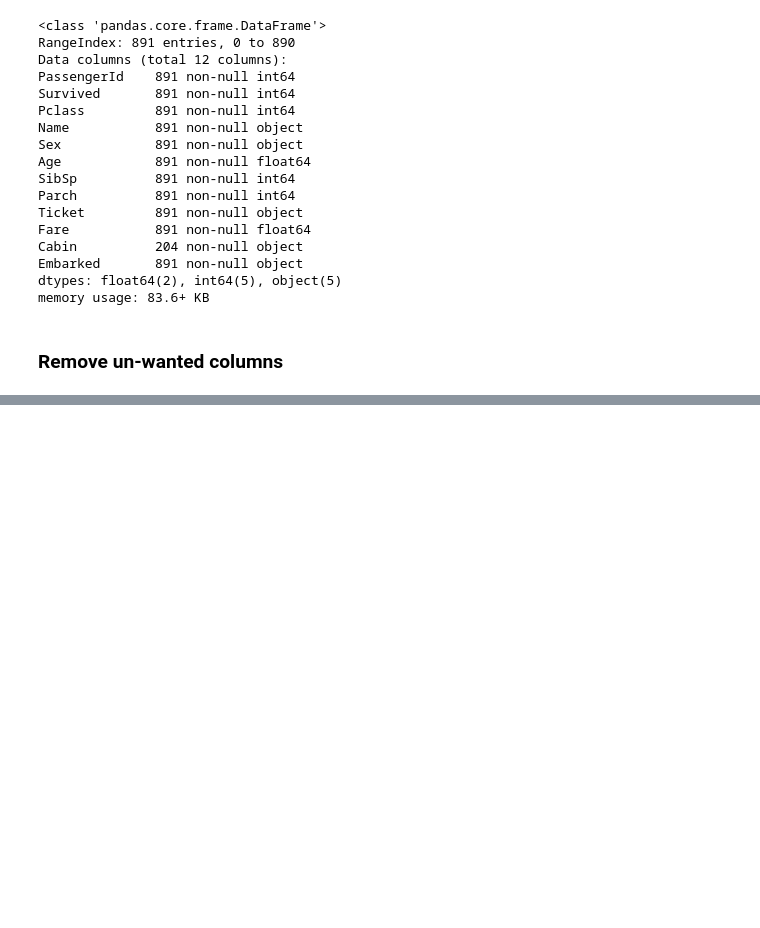
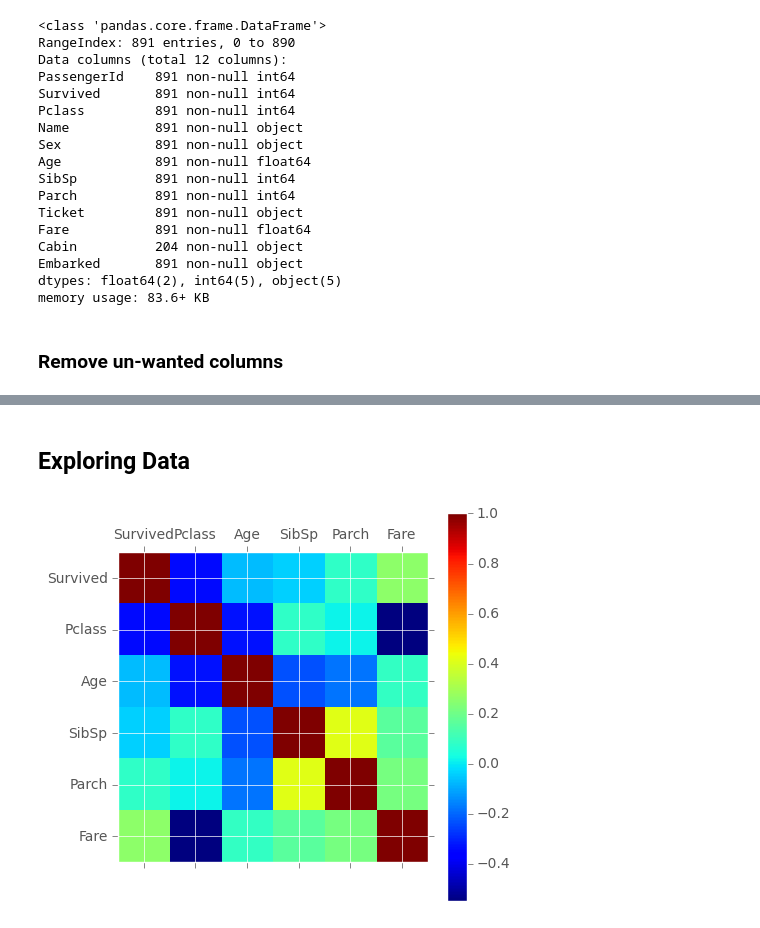
Before and after one commit to Rxmeez/Kaggle, a Jupyter notebook: 01-titanic/titanic.ipynb, the cells around one changed output, grey strips where cells are left out. Cells and saved outputs as stored; diff of their text form; code cells hidden in the pictures; blank space fills up the shorter version.

```diff
--- a/01-titanic/titanic.ipynb
+++ b/01-titanic/titanic.ipynb
@@ -184,0 +197,2 @@ Check PassengerId vs fa
+# %%
+df.drop(["PassengerId", "Name", "Ticket", "Cabin"], axis = 1, inplace=True)
@@ -184,0 +208,12 @@ Check PassengerId vs fa
+# %% [markdown]
+## Exploring Data
+# %%
+size = 5
+corr = df.corr()
+fig, ax = plt.subplots(figsize=(size, size))
+fig.colorbar(ax.matshow(corr))
+plt.xticks(range(len(corr.columns)), corr.columns)
+plt.yticks(range(len(corr.columns)), corr.columns)
+plt.show()
+# %% [output]
+[figure, added]
```
Also changed, not shown: parts of 10 cells of this notebook.
